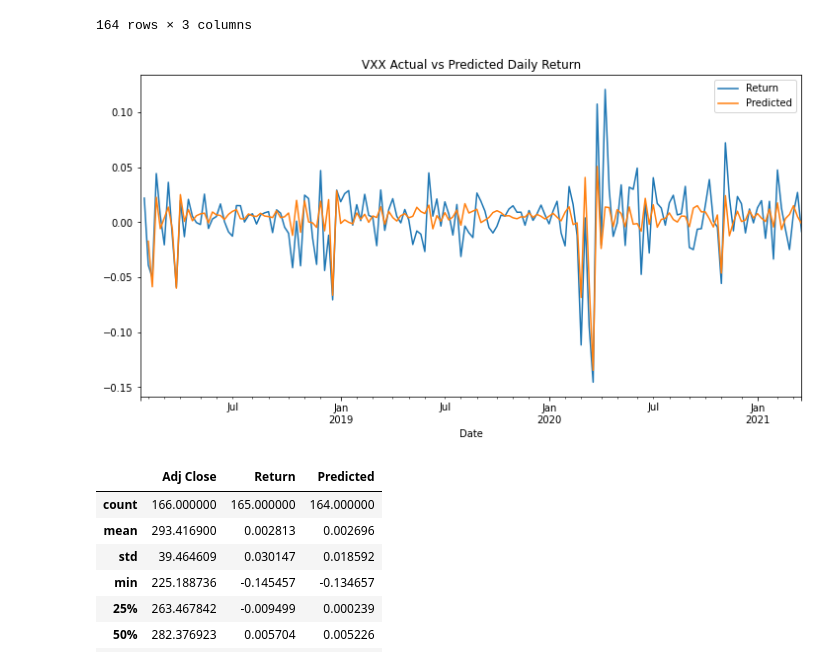
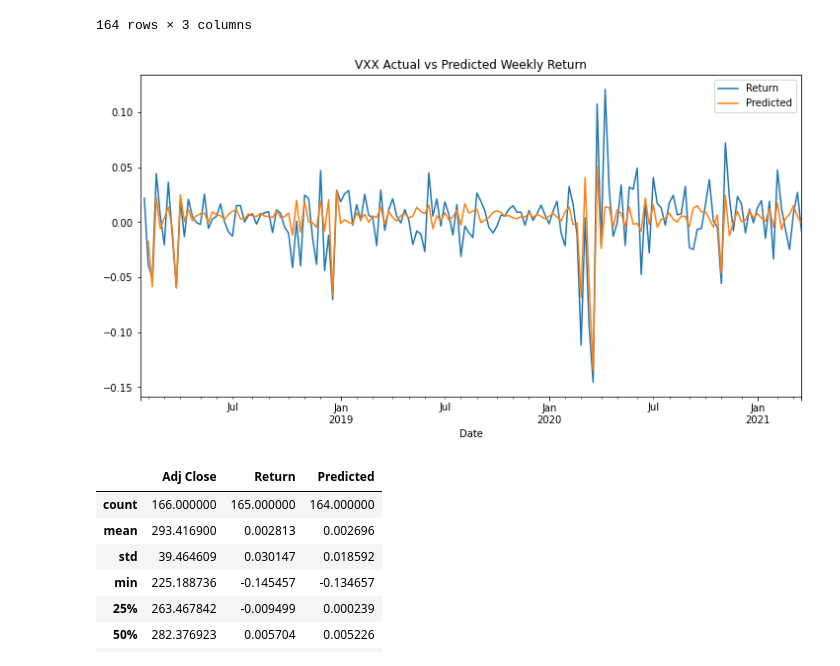
Before and after one commit to dbogatic/stock-evaluation, a Jupyter notebook: stock_price_predictors/regression_models/markov_regime_shift.ipynb, the cells around one changed output. Cells and saved outputs as stored; diff of their text form; code cells hidden in the pictures.

```diff
--- a/stock_price_predictors/regression_models/markov_regime_shift.ipynb
+++ b/stock_price_predictors/regression_models/markov_regime_shift.ipynb
@@ -358,9 +358,9 @@ vix_prices.dropna()
 | 2021-03-21 | 389.480011 | -0.008385 | -0.001197 |
 164 rows × 3 columns
 # %%
-combined = vix_prices[['Return','Predicted']].plot(title='VXX Actual vs Predicted Daily Return', figsize=(12,6))
+combined = vix_prices[['Return','Predicted']].plot(title='VXX Actual vs Predicted Weekly Return', figsize=(12,6))
 # %% [output]
-[figure, old version]
+[figure, new version]
 # %%
 vix_prices.describe()
 # %% [output]
```
Also changed, not shown: parts of 1 cell of this notebook.
